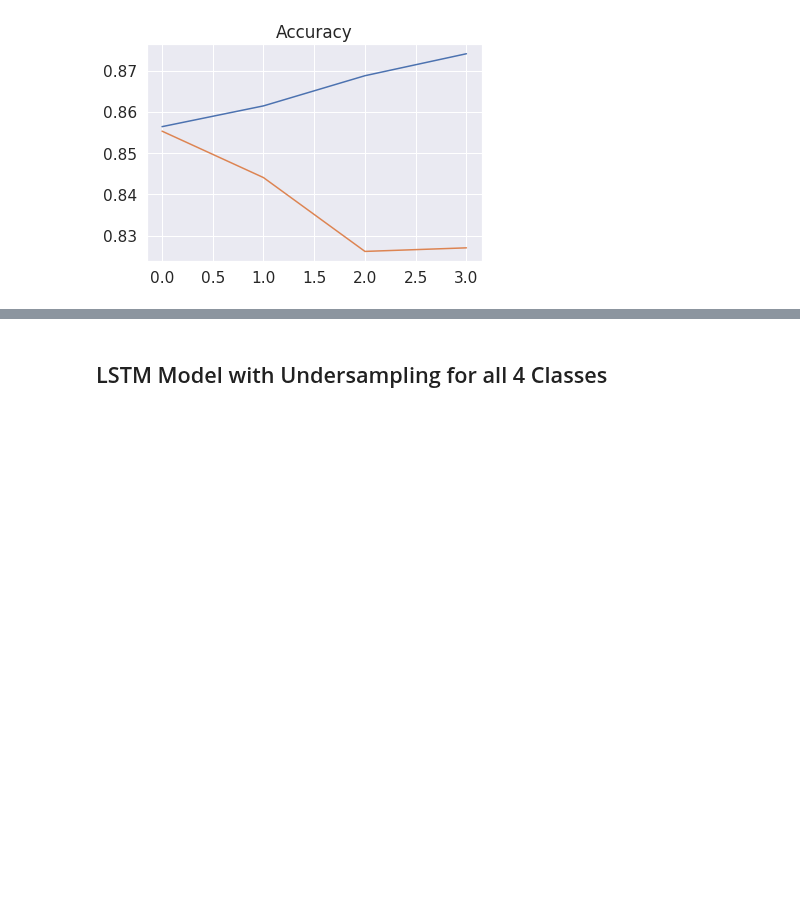
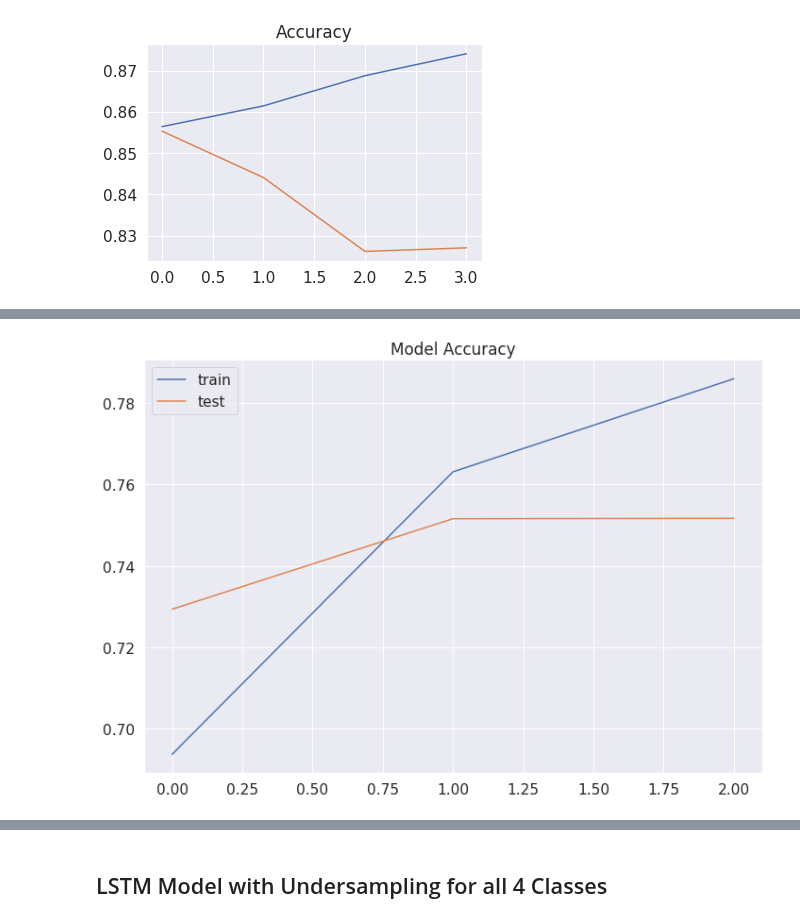
Before and after one commit to nicleong27/Beauty_Reviews, a Jupyter notebook: LSTM_Model.ipynb, the cells around one changed output, grey strips where cells are left out. Saved outputs shown, nothing was run; the diff lists cells and outputs as text; code cells hidden in the pictures; blank space fills up the shorter version.

```diff
--- a/LSTM_Model.ipynb
+++ b/LSTM_Model.ipynb
@@ -314,0 +322,11 @@ plt.legend()
+# %%
+fig, ax = plt.subplots(figsize=(10,7))
+plt.title('Model Accuracy')
+plt.plot(history.history['accuracy'], label='train')
+plt.plot(history.history['val_accuracy'], label='test')
+plt.legend()
+
+plt.tight_layout()
+plt.savefig('imgs/Model2_Acc.png')
+# %% [output]
+[figure, added]
```
Also changed, not shown: parts of 15 cells of this notebook.
